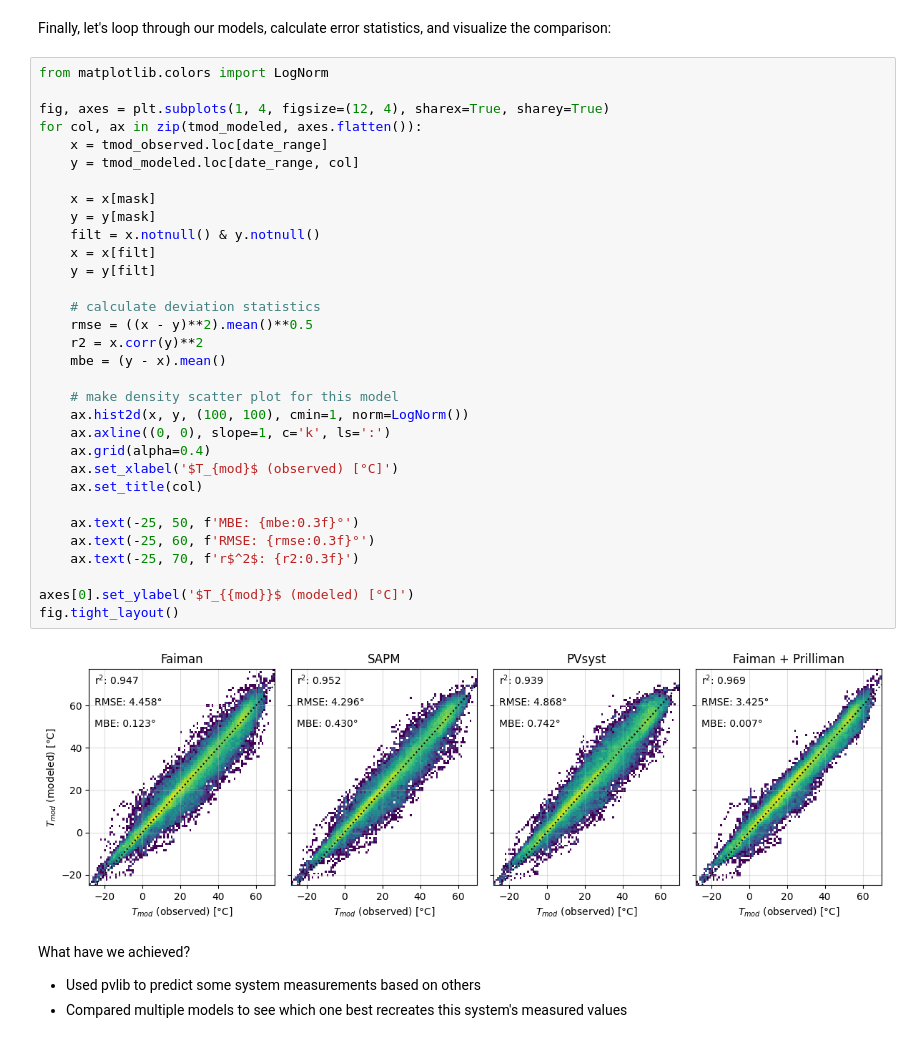
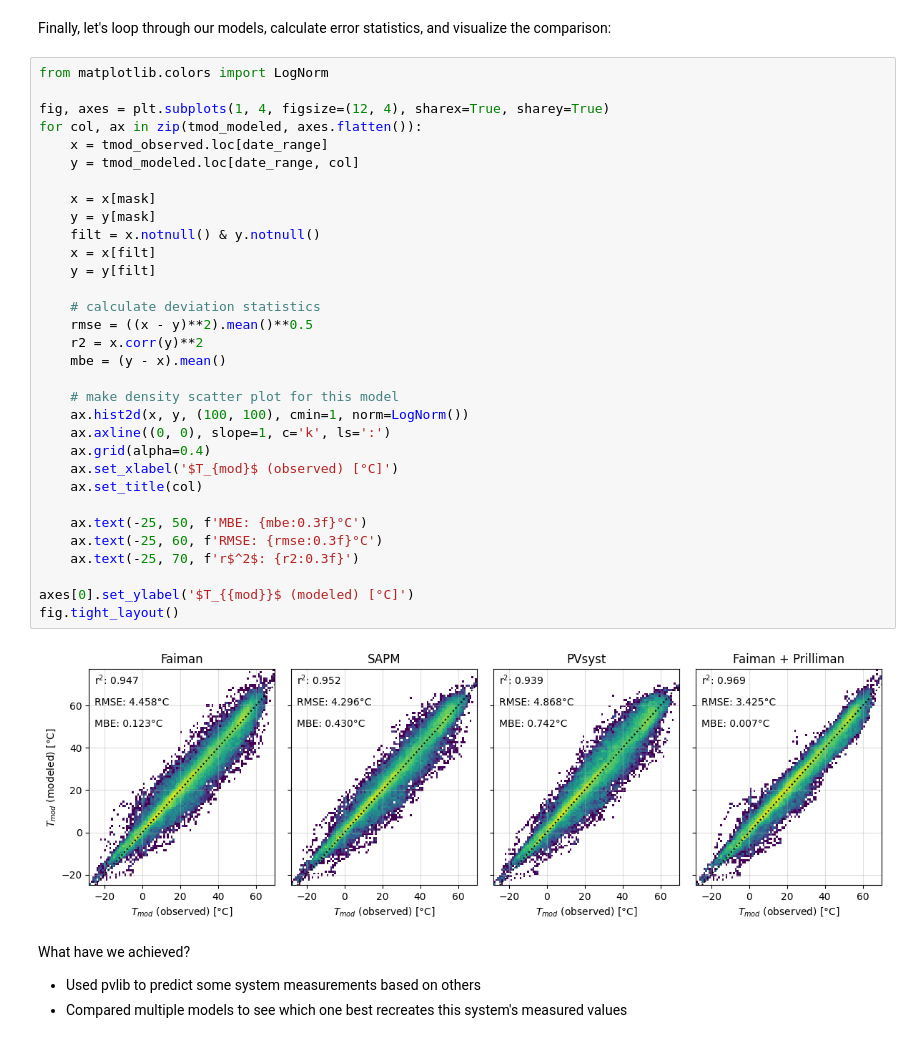
Before and after one commit to PV-Tutorials/2024_Modeling_Webinar, a Jupyter notebook: pvlib-tutorial.ipynb, the cells around one changed output. Saved outputs shown, nothing was run; the diff lists cells and outputs as text.

```diff
--- a/pvlib-tutorial.ipynb
+++ b/pvlib-tutorial.ipynb
@@ -218,36 +221,36 @@ Finally, let's loop through our models, calculate error statistics, and visualiz
 from matplotlib.colors import LogNorm
 
 fig, axes = plt.subplots(1, 4, figsize=(12, 4), sharex=True, sharey=True)
 for col, ax in zip(tmod_modeled, axes.flatten()):
     x = tmod_observed.loc[date_range]
     y = tmod_modeled.loc[date_range, col]
 
     x = x[mask]
     y = y[mask]
     filt = x.notnull() & y.notnull()
     x = x[filt]
     y = y[filt]
 
     # calculate deviation statistics
     rmse = ((x - y)**2).mean()**0.5
     r2 = x.corr(y)**2
     mbe = (y - x).mean()
 
     # make density scatter plot for this model
     ax.hist2d(x, y, (100, 100), cmin=1, norm=LogNorm())
     ax.axline((0, 0), slope=1, c='k', ls=':')
     ax.grid(alpha=0.4)
     ax.set_xlabel('$T_{mod}$ (observed) [°C]')
     ax.set_title(col)
 
-    ax.text(-25, 50, f'MBE: {mbe:0.3f}°')
-    ax.text(-25, 60, f'RMSE: {rmse:0.3f}°')
+    ax.text(-25, 50, f'MBE: {mbe:0.3f}°C')
+    ax.text(-25, 60, f'RMSE: {rmse:0.3f}°C')
     ax.text(-25, 70, f'r$^2$: {r2:0.3f}')
 
 axes[0].set_ylabel('$T_{{mod}}$ (modeled) [°C]')
 fig.tight_layout()
 # %% [output]
-[figure, old version]
+[figure, new version]
 # %% [markdown]
 What have we achieved?
 
```
Also changed, not shown: parts of 3 cells of this notebook.
